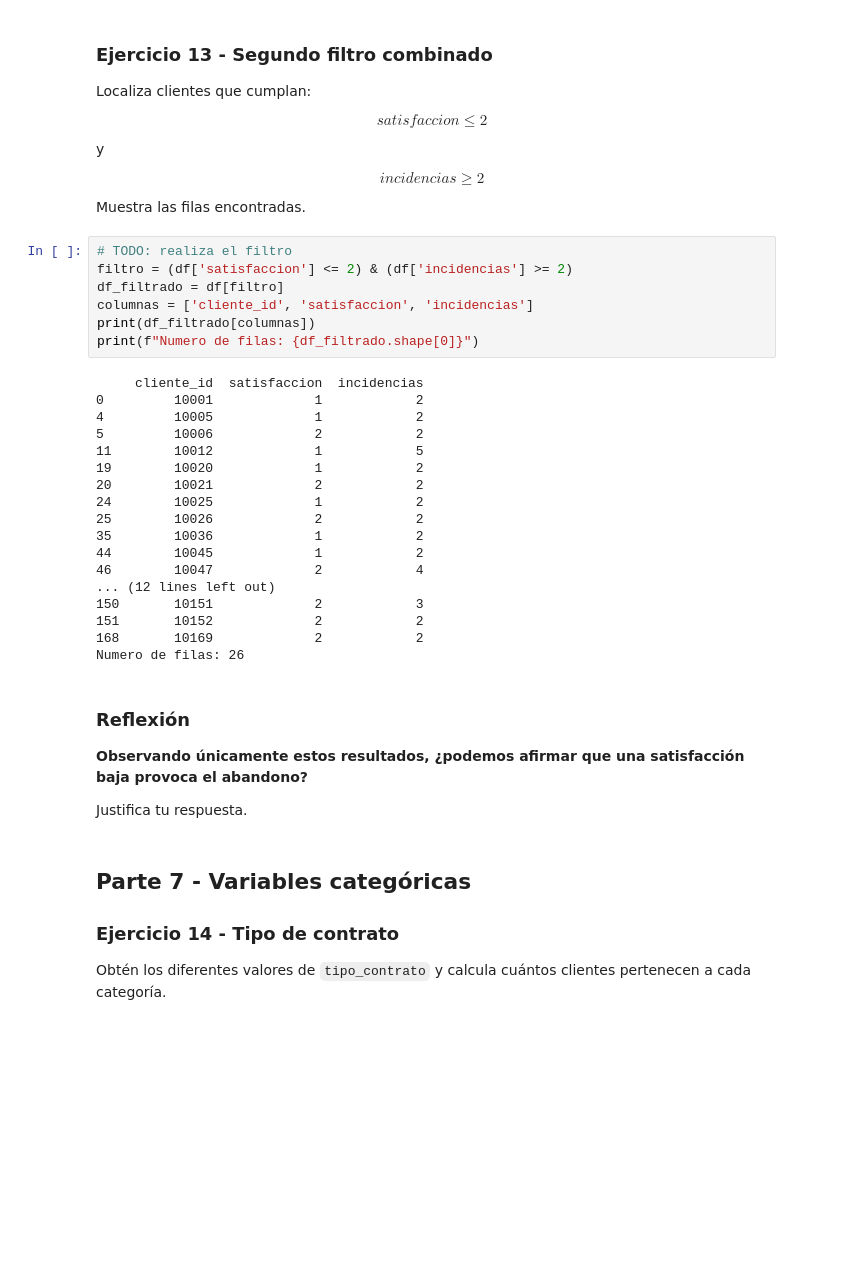
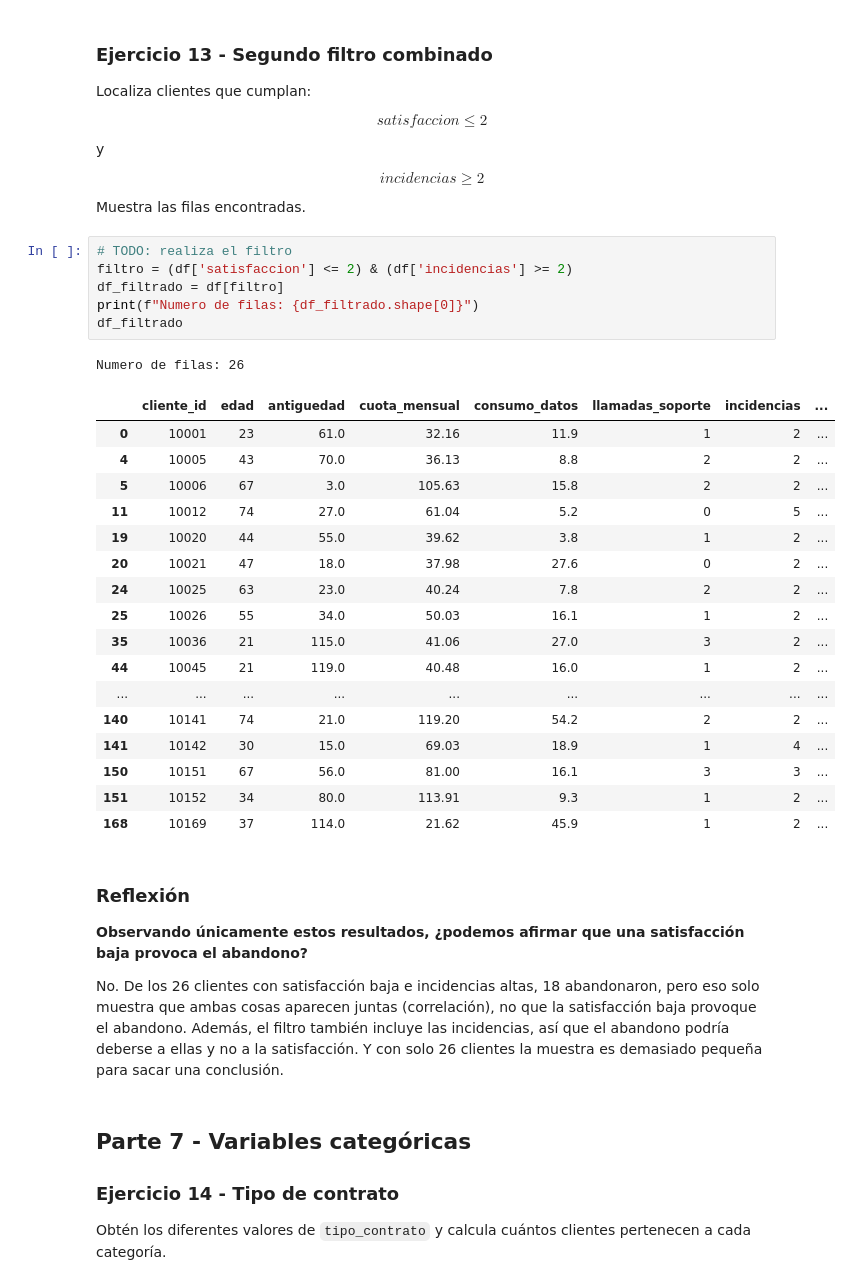
Before and after one commit to Dcuevasgil/sistemas-aprendizaje-automatico, a Jupyter notebook: UD1/practica-3/Practica_03_Cuevas_David.ipynb, the cells around one changed output. Cells and saved outputs as stored; diff of their text form; blank space fills up the shorter version.

```diff
--- a/UD1/practica-3/Practica_03_Cuevas_David.ipynb
+++ b/UD1/practica-3/Practica_03_Cuevas_David.ipynb
@@ -438,34 +436,34 @@ Muestra las filas encontradas.
 # %%
 # TODO: realiza el filtro
 filtro = (df['satisfaccion'] <= 2) & (df['incidencias'] >= 2)
 df_filtrado = df[filtro]
-columnas = ['cliente_id', 'satisfaccion', 'incidencias']
-print(df_filtrado[columnas])
 print(f"Numero de filas: {df_filtrado.shape[0]}")
+df_filtrado
 # %% [output]
-     cliente_id  satisfaccion  incidencias
-0         10001             1            2
-4         10005             1            2
-5         10006             2            2
-11        10012             1            5
-19        10020             1            2
-20        10021             2            2
-24        10025             1            2
-25        10026             2            2
-35        10036             1            2
-44        10045             1            2
-46        10047             2            4
-... (12 lines left out)
-150       10151             2            3
-151       10152             2            2
-168       10169             2            2
 Numero de filas: 26
+|  | cliente_id | edad | antiguedad | cuota_mensual | consumo_datos | llamadas_soporte | incidencias | ... |
+| 0 | 10001 | 23 | 61.0 | 32.16 | 11.9 | 1 | 2 | ... |
+| 4 | 10005 | 43 | 70.0 | 36.13 | 8.8 | 2 | 2 | ... |
+| 5 | 10006 | 67 | 3.0 | 105.63 | 15.8 | 2 | 2 | ... |
+| 11 | 10012 | 74 | 27.0 | 61.04 | 5.2 | 0 | 5 | ... |
+| 19 | 10020 | 44 | 55.0 | 39.62 | 3.8 | 1 | 2 | ... |
+| 20 | 10021 | 47 | 18.0 | 37.98 | 27.6 | 0 | 2 | ... |
+| 24 | 10025 | 63 | 23.0 | 40.24 | 7.8 | 2 | 2 | ... |
+| 25 | 10026 | 55 | 34.0 | 50.03 | 16.1 | 1 | 2 | ... |
+| 35 | 10036 | 21 | 115.0 | 41.06 | 27.0 | 3 | 2 | ... |
+| 44 | 10045 | 21 | 119.0 | 40.48 | 16.0 | 1 | 2 | ... |
+| ... | ... | ... | ... | ... | ... | ... | ... | ... |
+| 140 | 10141 | 74 | 21.0 | 119.20 | 54.2 | 2 | 2 | ... |
+| 141 | 10142 | 30 | 15.0 | 69.03 | 18.9 | 1 | 4 | ... |
+| 150 | 10151 | 67 | 56.0 | 81.00 | 16.1 | 3 | 3 | ... |
+| 151 | 10152 | 34 | 80.0 | 113.91 | 9.3 | 1 | 2 | ... |
+| 168 | 10169 | 37 | 114.0 | 21.62 | 45.9 | 1 | 2 | ... |
 # %% [markdown]
 ### Reflexión
 
 **Observando únicamente estos resultados, ¿podemos afirmar que una satisfacción baja provoca el abandono?**
 
-Justifica tu respuesta.
+No. De los 26 clientes con satisfacción baja e incidencias altas, 18 abandonaron, pero eso solo muestra que ambas cosas aparecen juntas (correlación), no que la satisfacción baja provoque el abandono. Además, el filtro también incluye las incidencias, así que el abandono podría deberse a ellas y no a la satisfacción. Y con solo 26 clientes la muestra es demasiado pequeña para sacar una conclusión.
 # %% [markdown]
 ## Parte 7 - Variables categóricas
 
```
Also changed, not shown: parts of 8 cells of this notebook, 1 other file.
